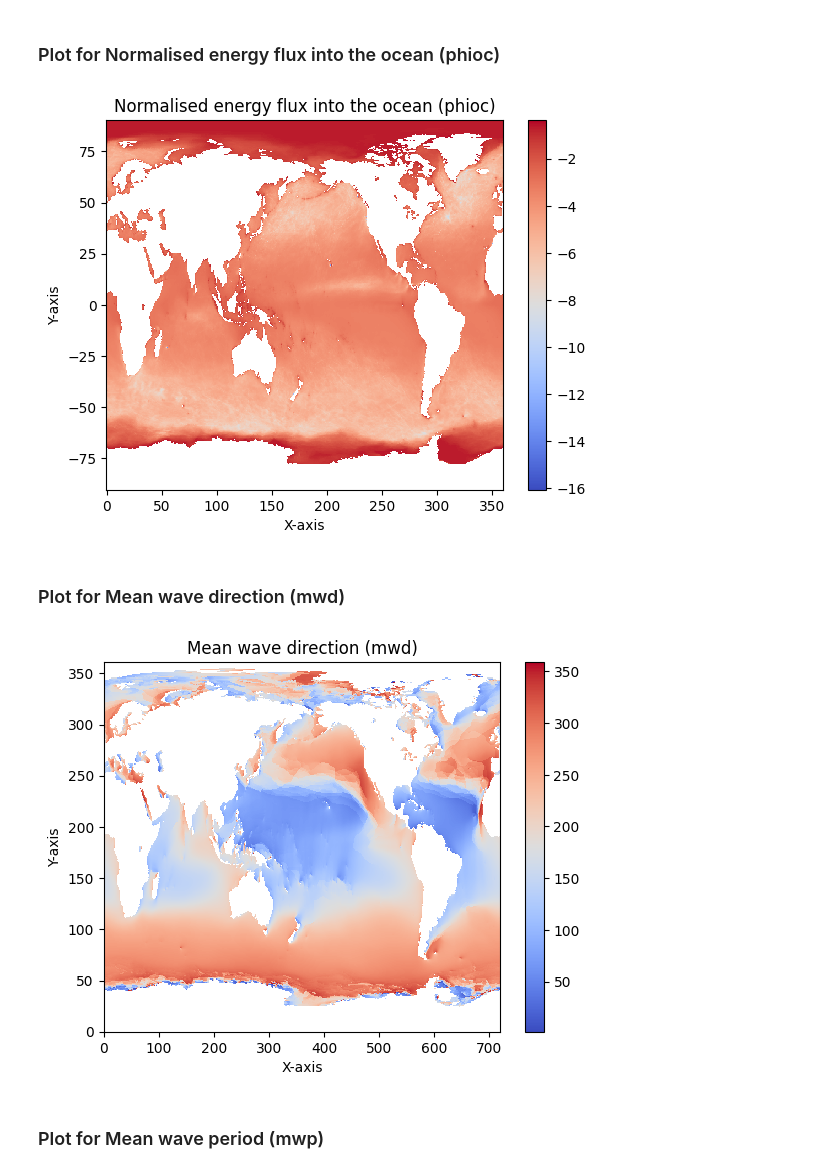
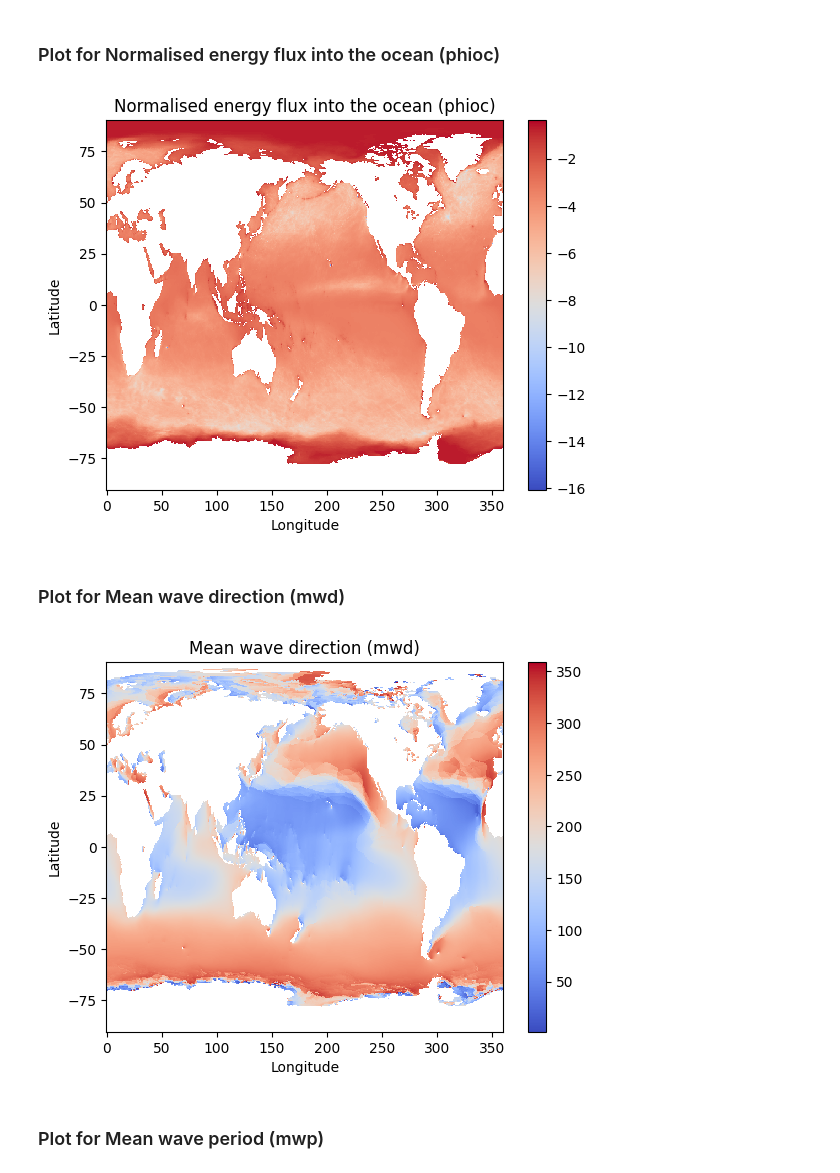
Before and after one commit to rahul3613/marine_energy, a Jupyter notebook: loc_pred.ipynb, the cells around one changed output. Drawn from its saved outputs; the diff is of its cells as text; code cells hidden in the pictures.

```diff
--- a/loc_pred.ipynb
+++ b/loc_pred.ipynb
@@ -245,33 +244,32 @@ cbar = fig.colorbar(heatmap)
 
 # Set the plot title and axis labels
 ax.set_title('Normalised energy flux into the ocean (phioc)')
-ax.set_xlabel('X-axis')
-ax.set_ylabel('Y-axis')
+ax.set_xlabel('Longitude')
+ax.set_ylabel('Latitude')
 
 # Show the plot
 plt.show()
 # %% [output]
-[figure, old version]
+[figure, new version]
 # %% [markdown]
 ### Plot for Mean wave direction (mwd)
 # %%
 masked_data = np.ma.masked_less(mwd.data, -13000)
 
 fig, ax = plt.subplots()
 heatmap = ax.pcolormesh(longitude, latitude, masked_data, cmap='coolwarm')
 
 # Add a color bar
 cbar = fig.colorbar(heatmap)
 
 # Set the plot title and axis labels
 ax.set_title('Mean wave direction (mwd)')
-ax.set_xlabel('X-axis')
-ax.set_ylabel('Y-axis')
-
+ax.set_xlabel('Longitude')
+ax.set_ylabel('Latitude')
 # Show the plot
 plt.show()
 # %% [output]
-[figure, old version]
+[figure, new version]
 # %% [markdown]
 ### Plot for Mean wave period (mwp)
 # %%
```
Also changed, not shown: parts of 5 cells of this notebook.
